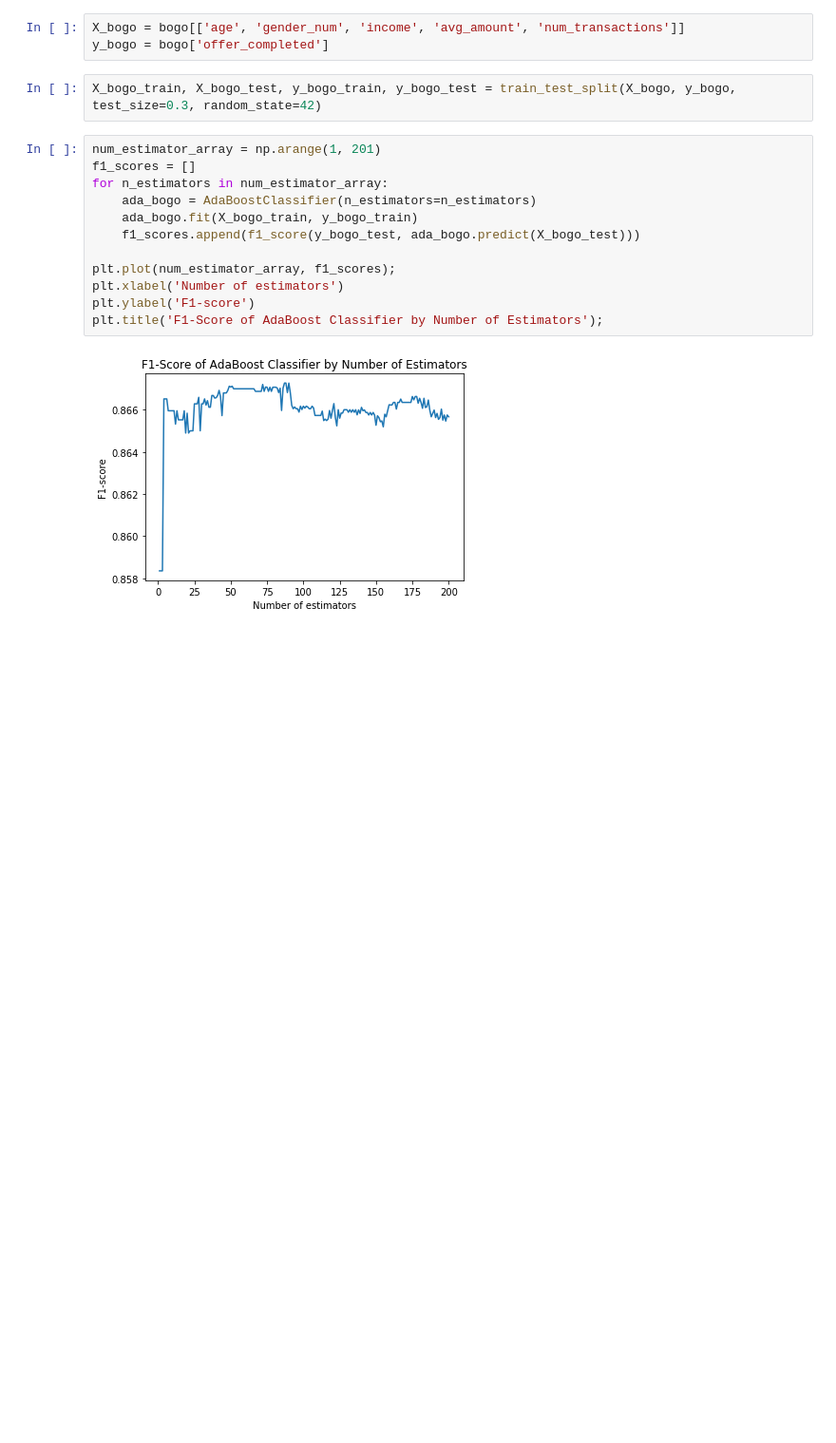
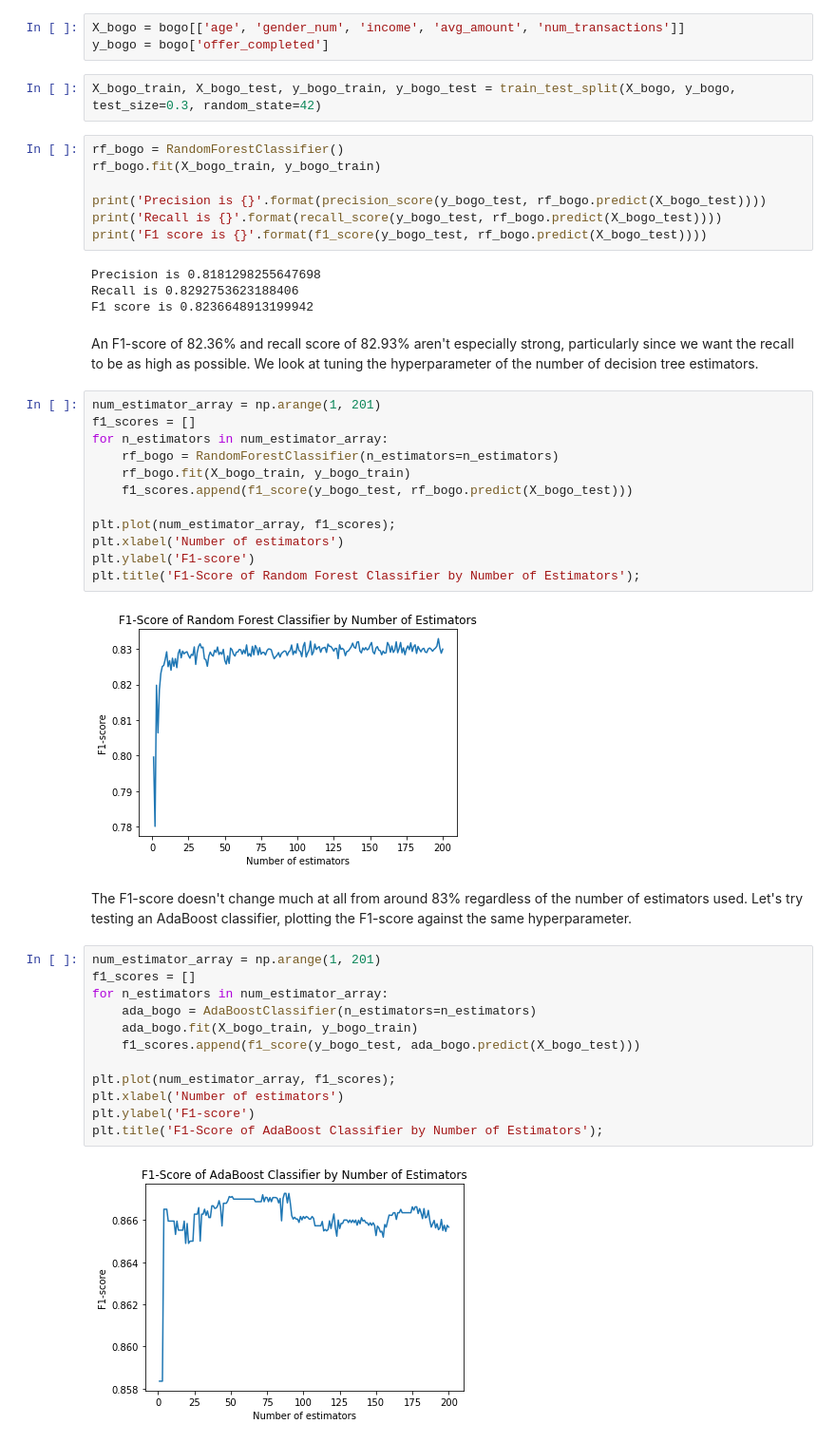
Before and after one commit to kchander92/starbucks-promotional-offers, a Jupyter notebook: Starbucks_Capstone_notebook.ipynb, the cells around one changed output. Shown at 95% size. Cells and saved outputs as stored; diff of their text form; blank space fills up the shorter version.

```diff
--- a/Starbucks_Capstone_notebook.ipynb
+++ b/Starbucks_Capstone_notebook.ipynb
@@ -816,6 +823,35 @@ X_bogo = bogo[['age', 'gender_num', 'income', 'avg_amount', 'num_transactions']]
 y_bogo = bogo['offer_completed']
 # %%
 X_bogo_train, X_bogo_test, y_bogo_train, y_bogo_test = train_test_split(X_bogo, y_bogo, test_size=0.3, random_state=42)
+# %%
+rf_bogo = RandomForestClassifier()
+rf_bogo.fit(X_bogo_train, y_bogo_train)
+
+print('Precision is {}'.format(precision_score(y_bogo_test, rf_bogo.predict(X_bogo_test))))
+print('Recall is {}'.format(recall_score(y_bogo_test, rf_bogo.predict(X_bogo_test))))
+print('F1 score is {}'.format(f1_score(y_bogo_test, rf_bogo.predict(X_bogo_test))))
+# %% [output]
+Precision is 0.8181298255647698
+Recall is 0.8292753623188406
+F1 score is 0.8236648913199942
+# %% [markdown]
+An F1-score of 82.36% and recall score of 82.93% aren't especially strong, particularly since we want the recall to be as high as possible. We look at tuning the hyperparameter of the number of decision tree estimators.
+# %%
+num_estimator_array = np.arange(1, 201)
+f1_scores = []
+for n_estimators in num_estimator_array:
+    rf_bogo = RandomForestClassifier(n_estimators=n_estimators)
+    rf_bogo.fit(X_bogo_train, y_bogo_train)
+    f1_scores.append(f1_score(y_bogo_test, rf_bogo.predict(X_bogo_test)))
+
+plt.plot(num_estimator_array, f1_scores);
+plt.xlabel('Number of estimators')
+plt.ylabel('F1-score')
+plt.title('F1-Score of Random Forest Classifier by Number of Estimators');
+# %% [output]
+[figure, added]
+# %% [markdown]
+The F1-score doesn't change much at all from around 83% regardless of the number of estimators used. Let's try testing an AdaBoost classifier, plotting the F1-score against the same hyperparameter.
 # %%
 num_estimator_array = np.arange(1, 201)
 f1_scores = []
```
Also changed, not shown: parts of 19 cells of this notebook.
